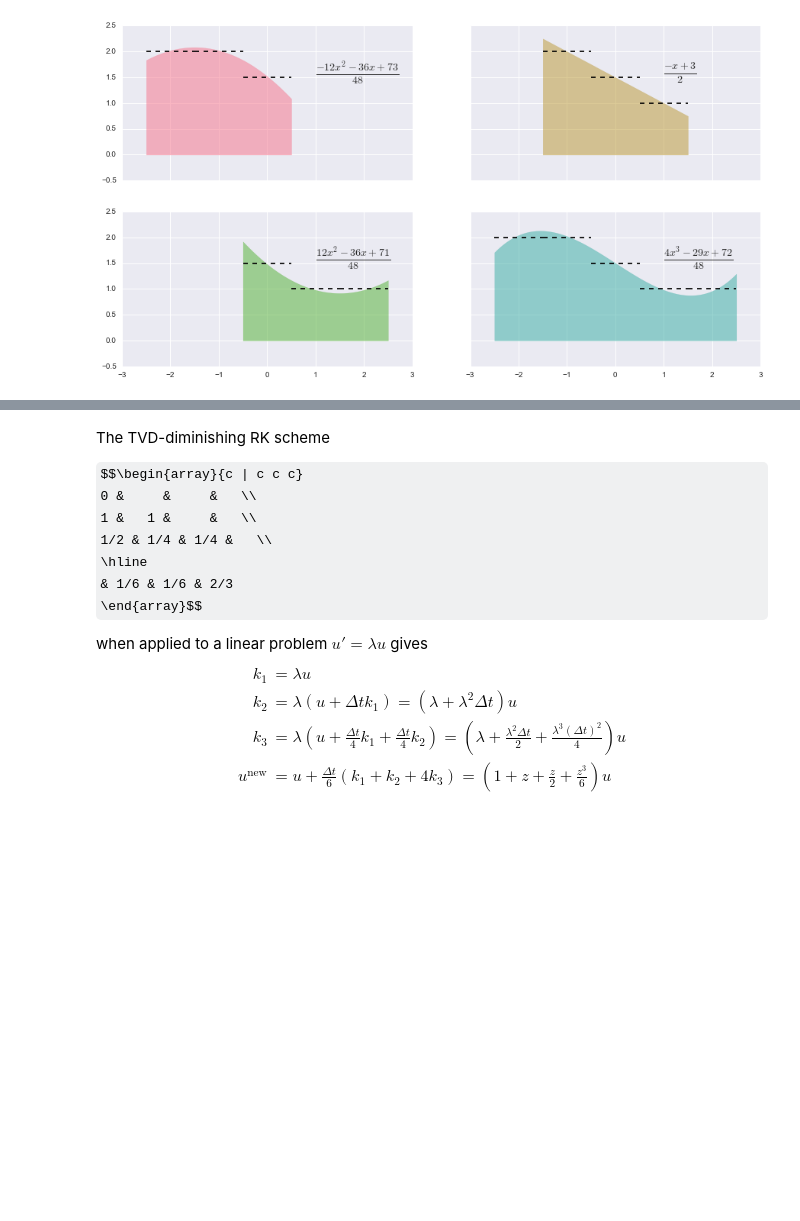
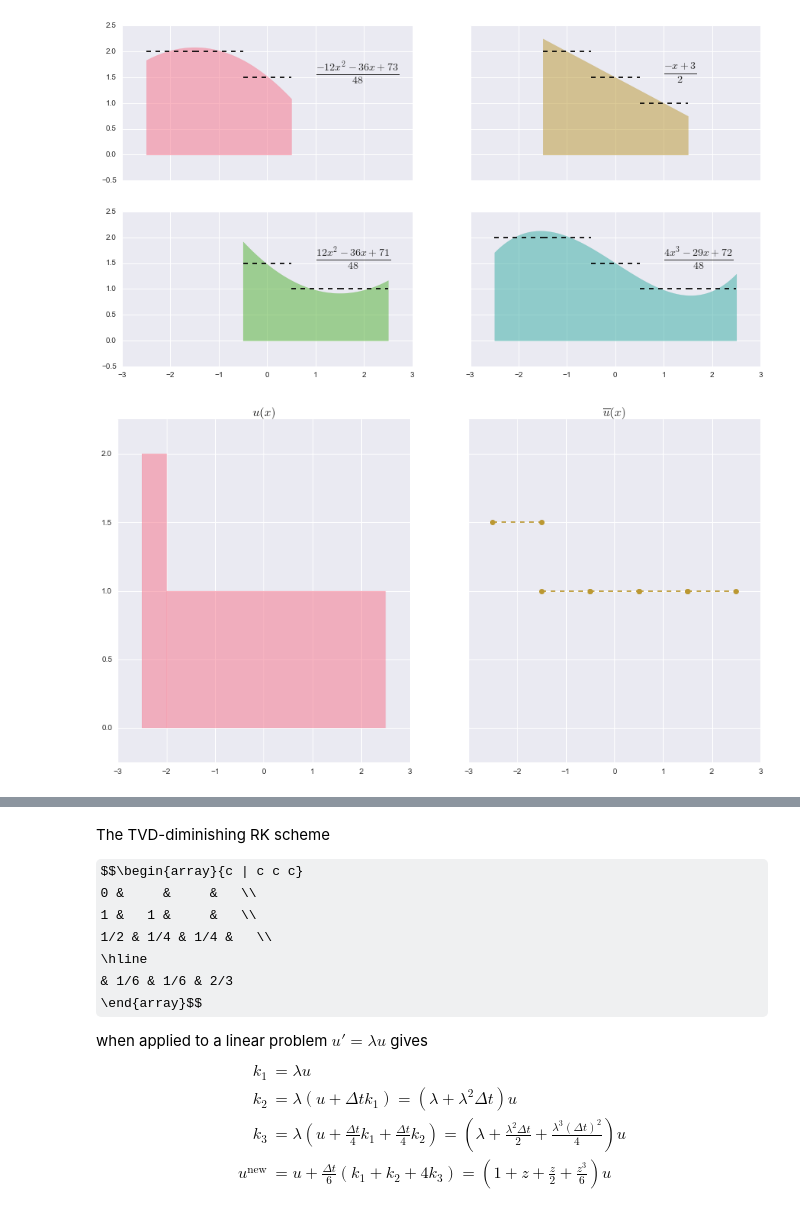
Before and after one commit to dhermes/berkeley-m273-s2016, a Jupyter notebook: class_preso/weno_computations.ipynb, the cells around one changed output, grey strips where cells are left out. Saved outputs shown, nothing was run; the diff lists cells and outputs as text; code cells hidden in the pictures; some formulas as TeX source; blank space fills up the shorter version.

Commit message:
Adding another shock plot to slides.

```diff
--- a/class_preso/weno_computations.ipynb
+++ b/class_preso/weno_computations.ipynb
@@ -193,3 +193,7 @@ weno_computations.discontinuity_to_volume(1)
 weno_computations.make_shock_plot()
 # %% [output]
 [figure]
+# %%
+weno_computations.discontinuity_to_volume_single_cell()
+# %% [output]
+[figure, added]
```
Also changed, not shown: parts of 1 cell of this notebook, 1 other file.
